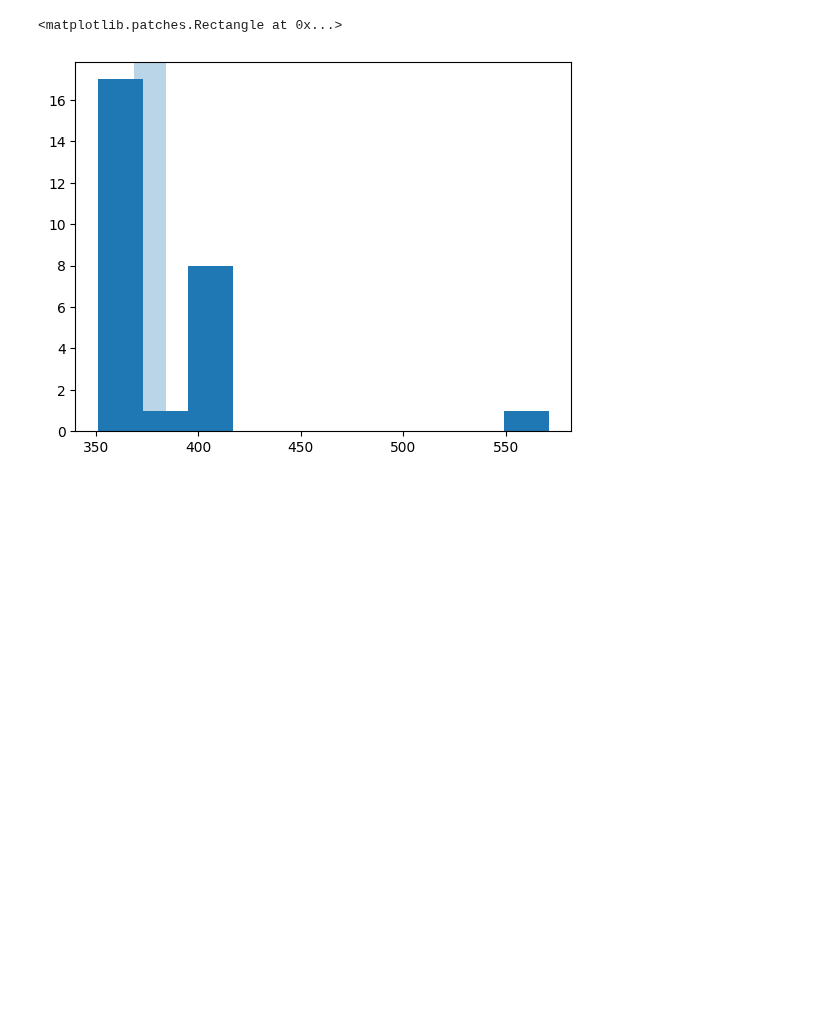
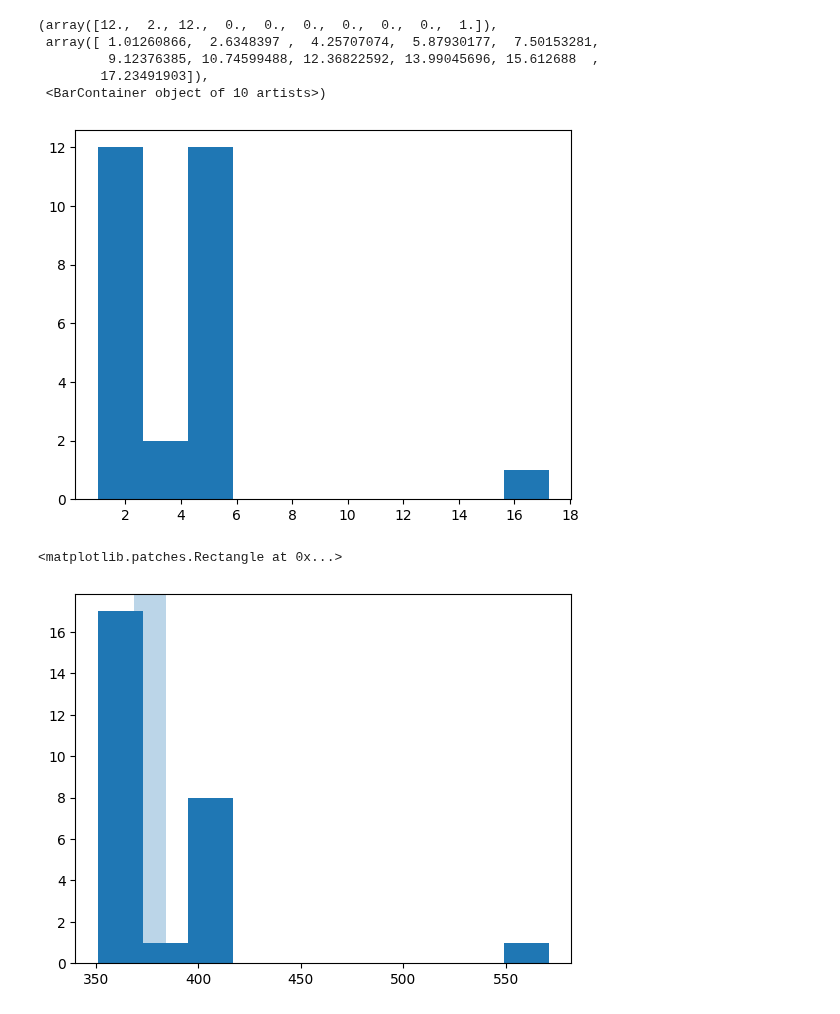
Before and after one commit to anibal-art/roman_rubin, a Jupyter notebook: notebooks/comparision_test_width.ipynb, the cells around one changed output. Cells and saved outputs as stored; diff of their text form; code cells hidden in the pictures; blank space fills up the shorter version.

```diff
--- a/notebooks/comparision_test_width.ipynb
+++ b/notebooks/comparision_test_width.ipynb
@@ -37,7 +37,7 @@ for i in range(len(event_files)):
     best_model = event_fit['best_model'][0:9]
     true_params = np.array([event_fit['true_params'][key] for key in ['t_center', 'u_center', 'tE', 'rho', 's','q','alpha','piEN', 'piEE']])
 
-    chi2.append(event_fit['chi2']/42360)
+    chi2.append(event_fit['chi2']/42361)
     R.append(event_fit['rango'])
     sigma  = np.sqrt(np.diag(event_fit['covariance_matrix']))[0:9]
     met_1 = abs(best_model - true_params)/abs(true_params)
@@ -49,6 +49,15 @@ for i in range(len(event_files)):
         met_1_dict[key].append(met_1[i])
         met_2_dict[key].append(met_2[i])
         met_3_dict[key].append(met_3[i])
+# %%
+plt.hist(chi2)
+# %% [output]
+(array([12.,  2., 12.,  0.,  0.,  0.,  0.,  0.,  0.,  1.]),
+ array([ 1.01260866,  2.6348397 ,  4.25707074,  5.87930177,  7.50153281,
+         9.12376385, 10.74599488, 12.36822592, 13.99045696, 15.612688  ,
+        17.23491903]),
+ <BarContainer object of 10 artists>)
+[figure, added]
 # %%
 plt.hist(param_test)
 plt.axvspan(np.mean(param_test)-max(sigma_test), np.mean(param_test)+max(sigma_test),alpha=0.3)
```
Also changed, not shown: parts of 3 cells of this notebook, 5 other files.
